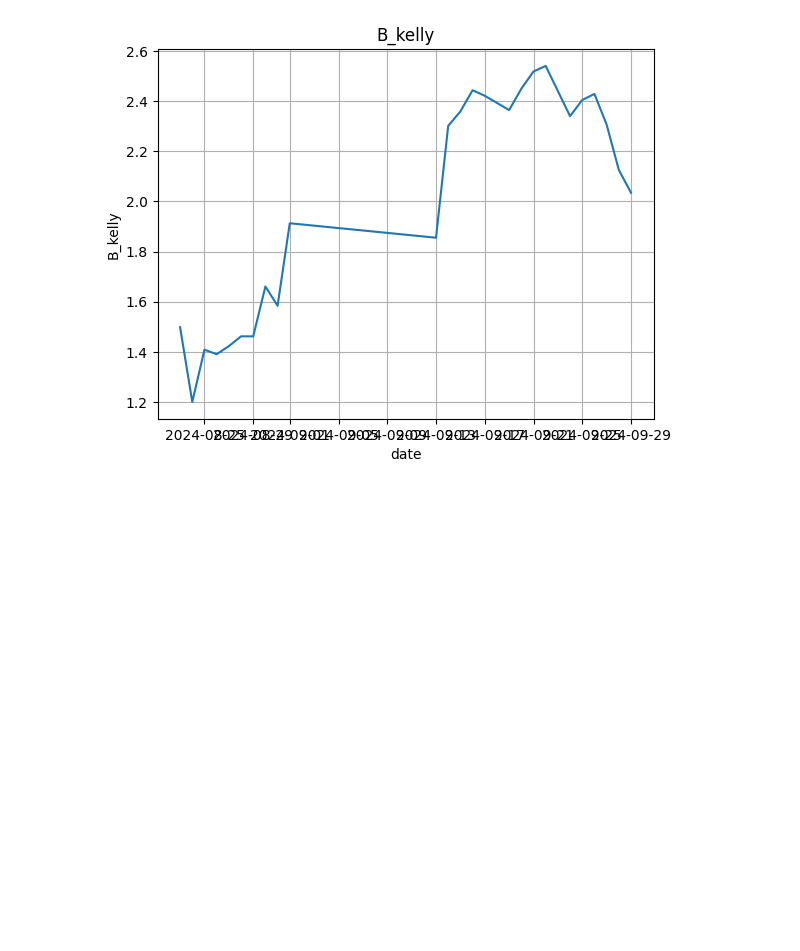
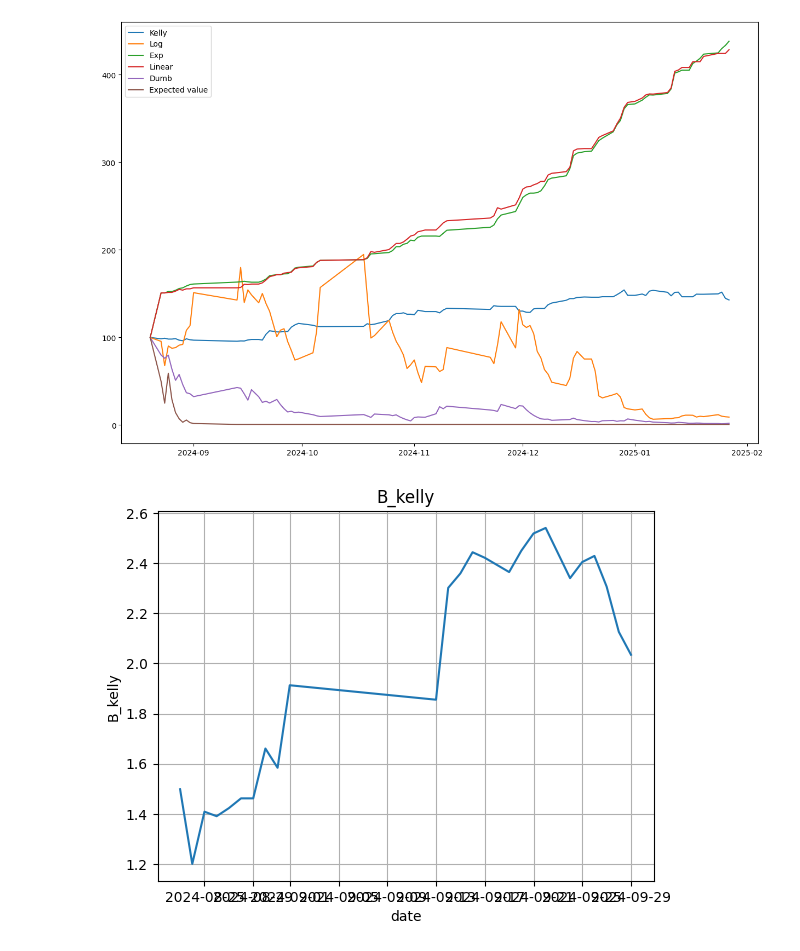
Before and after one commit to JulienDelavande/SoccerBetMLOptimizer, a Jupyter notebook: notebooks/optimisation/online_testing_jd_240930.ipynb, the cells around one changed output. Saved outputs shown, nothing was run; the diff lists cells and outputs as text; code cells hidden in the pictures; blank space fills up the shorter version.

```diff
--- a/notebooks/optimisation/online_testing_jd_240930.ipynb
+++ b/notebooks/optimisation/online_testing_jd_240930.ipynb
@@ -742,3 +1193,16 @@ plt.show()
+# %%
+fig, ax = plt.subplots(figsize=(15, 10))
+dates.insert(0, date_init)
+ax.plot(dates, B_kelly, label='Kelly')
+ax.plot(dates, B_log_list, label='Log')
+ax.plot(dates, B_exp_list, label='Exp')
+ax.plot(dates, B_linear_list, label='Linear')
+ax.plot(dates, B_dumb_list, label='Dumb')
+ax.plot(dates, B_expected_value_list, label='Expected value')
+ax.legend()
+plt.show()
+# %% [output]
+[figure, added]
 # %%
 fig, ax = plt.subplots()
 ax.plot(dates, B_kelly[1:])
```
Also changed, not shown: parts of 27 cells of this notebook, 5 other files.
